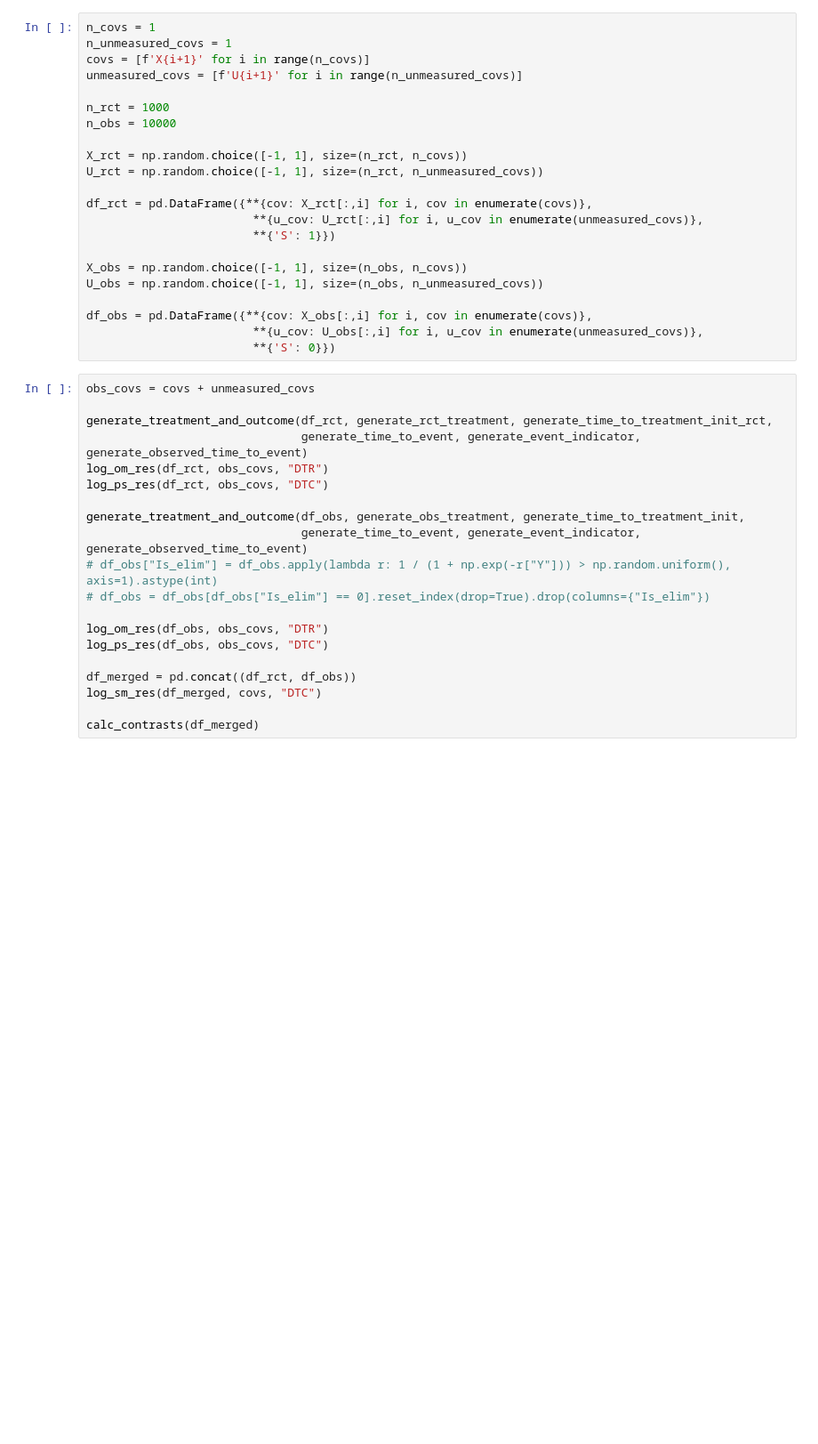
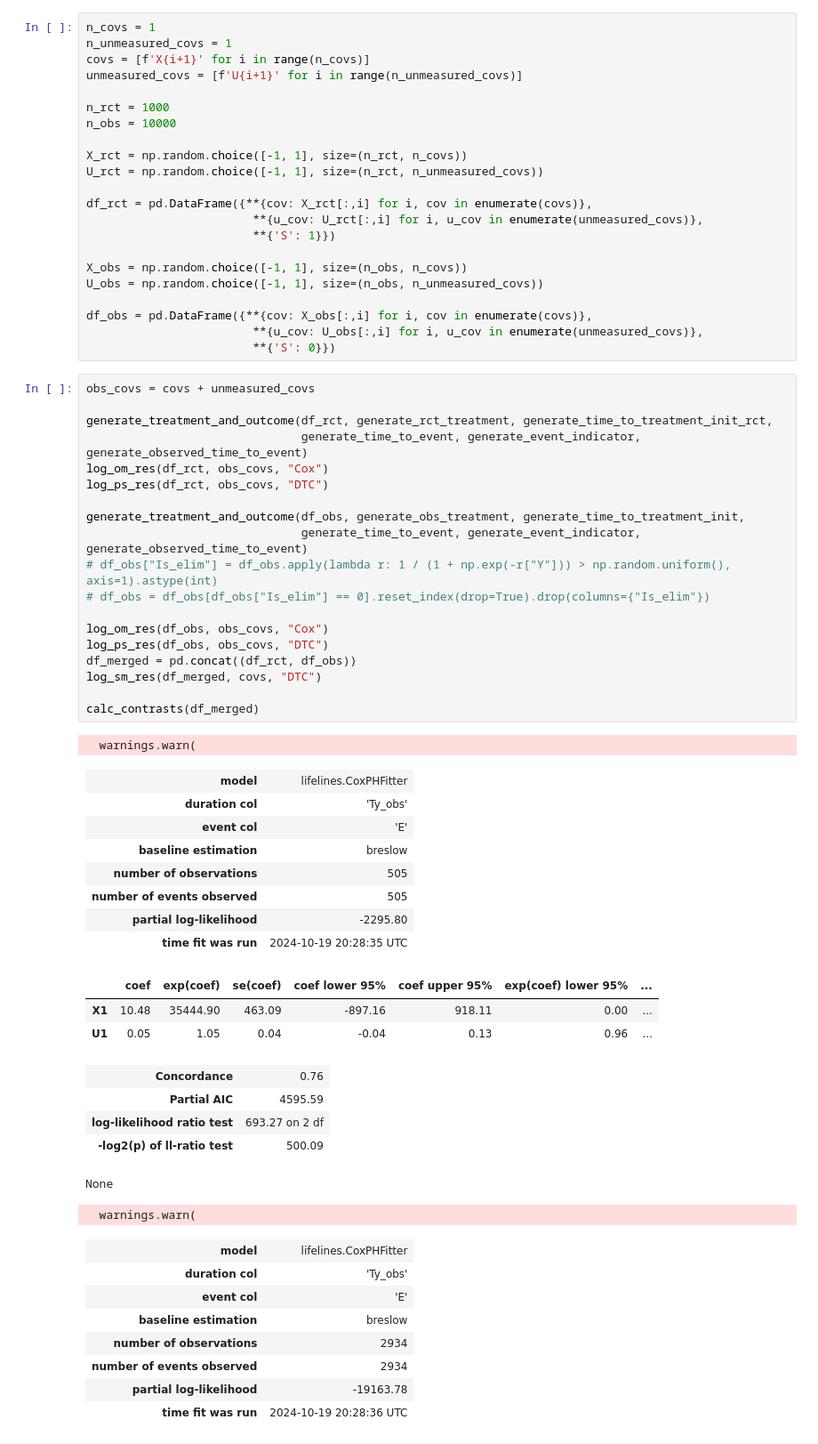
Before and after one commit to zeshanmh/uncovering-biases-os, a Jupyter notebook: synthetic/toy-notebooks/immortal-bias-toy.ipynb, the cells around one changed output. Shown at 89% size. Drawn from its saved outputs; the diff is of its cells as text; blank space fills up the shorter version.

```diff
--- a/synthetic/toy-notebooks/immortal-bias-toy.ipynb
+++ b/synthetic/toy-notebooks/immortal-bias-toy.ipynb
@@ -248,20 +275,46 @@ df_obs = pd.DataFrame({**{cov: X_obs[:,i] for i, cov in enumerate(covs)},
 # %%
 obs_covs = covs + unmeasured_covs
 
 generate_treatment_and_outcome(df_rct, generate_rct_treatment, generate_time_to_treatment_init_rct,
                                generate_time_to_event, generate_event_indicator, generate_observed_time_to_event)
-log_om_res(df_rct, obs_covs, "DTR")
+log_om_res(df_rct, obs_covs, "Cox")
 log_ps_res(df_rct, obs_covs, "DTC")
 
 generate_treatment_and_outcome(df_obs, generate_obs_treatment, generate_time_to_treatment_init,
                                generate_time_to_event, generate_event_indicator, generate_observed_time_to_event)
 # df_obs["Is_elim"] = df_obs.apply(lambda r: 1 / (1 + np.exp(-r["Y"])) > np.random.uniform(), axis=1).astype(int)
 # df_obs = df_obs[df_obs["Is_elim"] == 0].reset_index(drop=True).drop(columns={"Is_elim"})
 
-log_om_res(df_obs, obs_covs, "DTR")
+log_om_res(df_obs, obs_covs, "Cox")
 log_ps_res(df_obs, obs_covs, "DTC")
-
 df_merged = pd.concat((df_rct, df_obs))
 log_sm_res(df_merged, covs, "DTC")
 
 calc_contrasts(df_merged)
+# %% [output]
+  warnings.warn(
+| model | lifelines.CoxPHFitter |
+| duration col | 'Ty_obs' |
+| event col | 'E' |
+| baseline estimation | breslow |
+| number of observations | 505 |
+| number of events observed | 505 |
+| partial log-likelihood | -2295.80 |
+| time fit was run | 2024-10-19 20:28:35 UTC |
+|  | coef | exp(coef) | se(coef) | coef lower 95% | coef upper 95% | exp(coef) lower 95% | ... |
+| X1 | 10.48 | 35444.90 | 463.09 | -897.16 | 918.11 | 0.00 | ... |
+| U1 | 0.05 | 1.05 | 0.04 | -0.04 | 0.13 | 0.96 | ... |
+| Concordance | 0.76 |
+| Partial AIC | 4595.59 |
+| log-likelihood ratio test | 693.27 on 2 df |
+| -log2(p) of ll-ratio test | 500.09 |
+None
+  warnings.warn(
+| model | lifelines.CoxPHFitter |
+| duration col | 'Ty_obs' |
+| event col | 'E' |
+| baseline estimation | breslow |
+| number of observations | 2934 |
+| number of events observed | 2934 |
+| partial log-likelihood | -19163.78 |
+| time fit was run | 2024-10-19 20:28:36 UTC |
```
Also changed, not shown: parts of 5 cells of this notebook.
